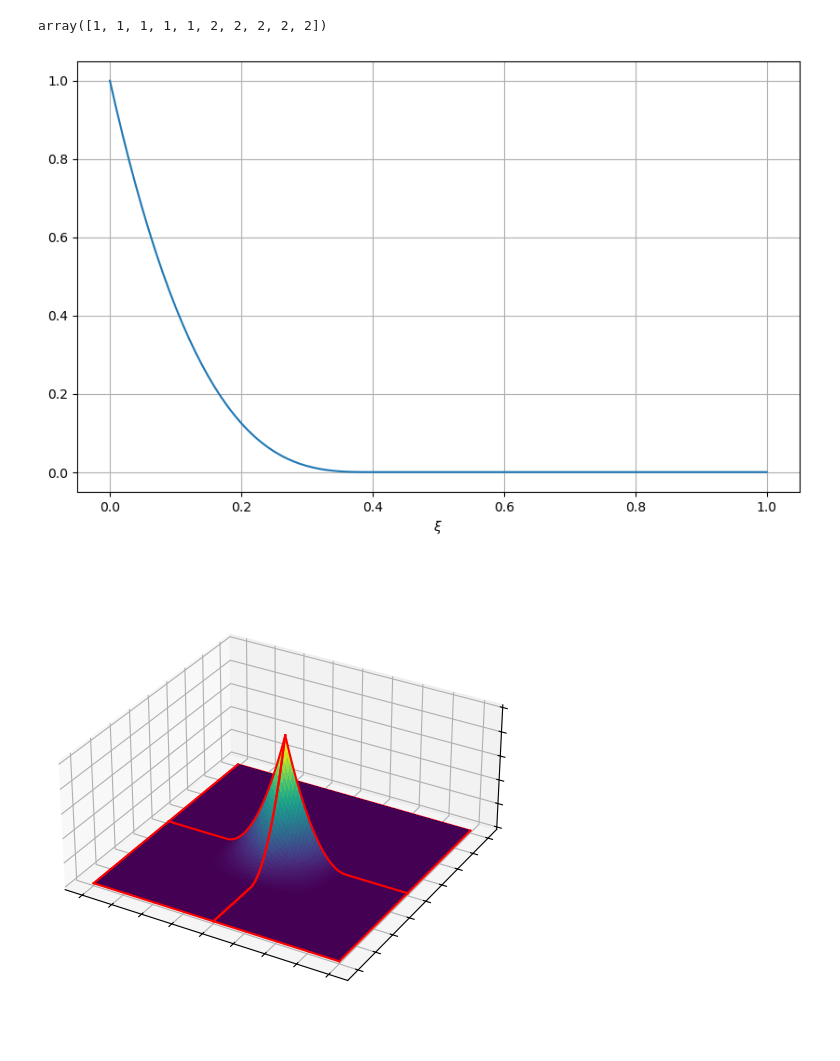
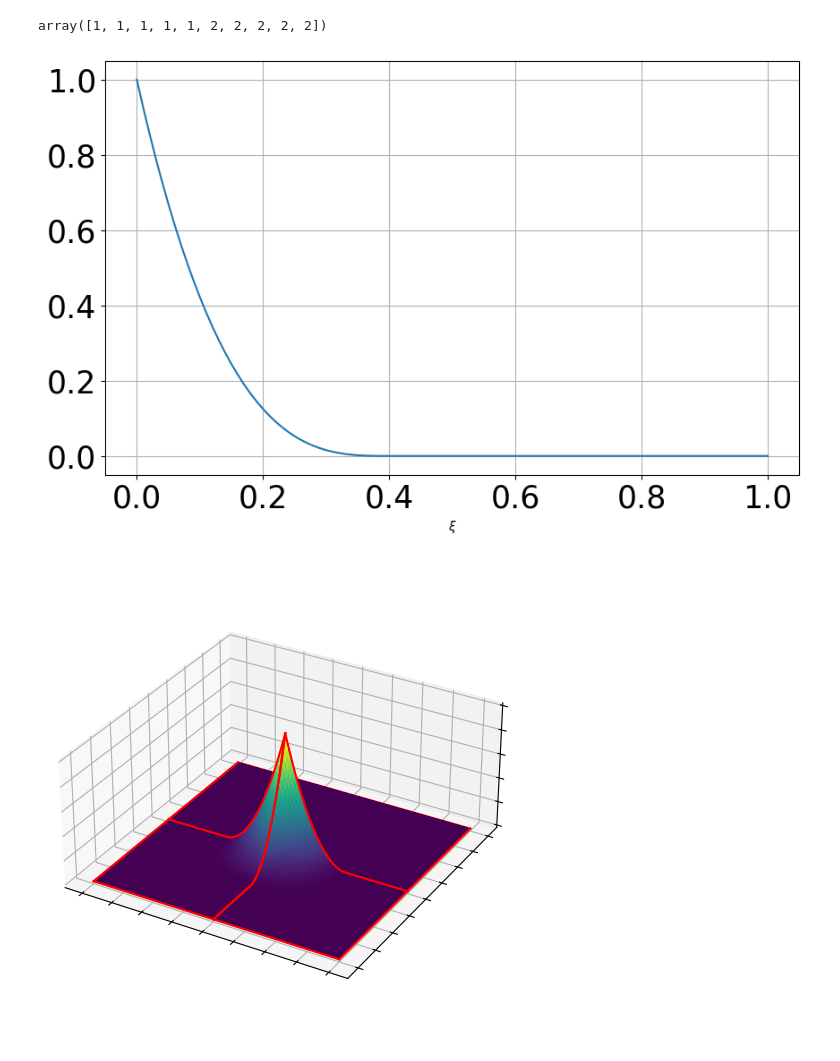
Before and after one commit to c-f-h/pyiga, a Jupyter notebook: notebooks/Untitled1.ipynb, the cells around one changed output. Drawn from its saved outputs; the diff is of its cells as text; code cells hidden in the pictures.

```diff
--- a/notebooks/Untitled1.ipynb
+++ b/notebooks/Untitled1.ipynb
@@ -26,15 +26,17 @@ array([1, 1, 1, 1, 1, 2, 2, 2, 2, 2])
 # %%
 p=3
 nu=0.4
 psi=lambda t: (np.maximum(1-t/nu,0))**p
 t = np.linspace(0,1,101)
 fig = plt.figure(figsize=(10,6))
 plt.plot(t,np.vectorize(psi)(t));
 plt.grid(True);
 plt.xlabel(r"$\xi$");
+plt.xticks(fontsize=25);
+plt.yticks(fontsize=25);
 plt.savefig('/home/wolfman/Pictures/Extensionfunction.png',bbox_inches='tight',dpi=300);
 # %% [output]
-[figure, old version]
+[figure, new version]
 # %%
 psi_2D = lambda s,t: psi(s)*psi(t)
 # %%
```
Also changed, not shown: 6 other files.
